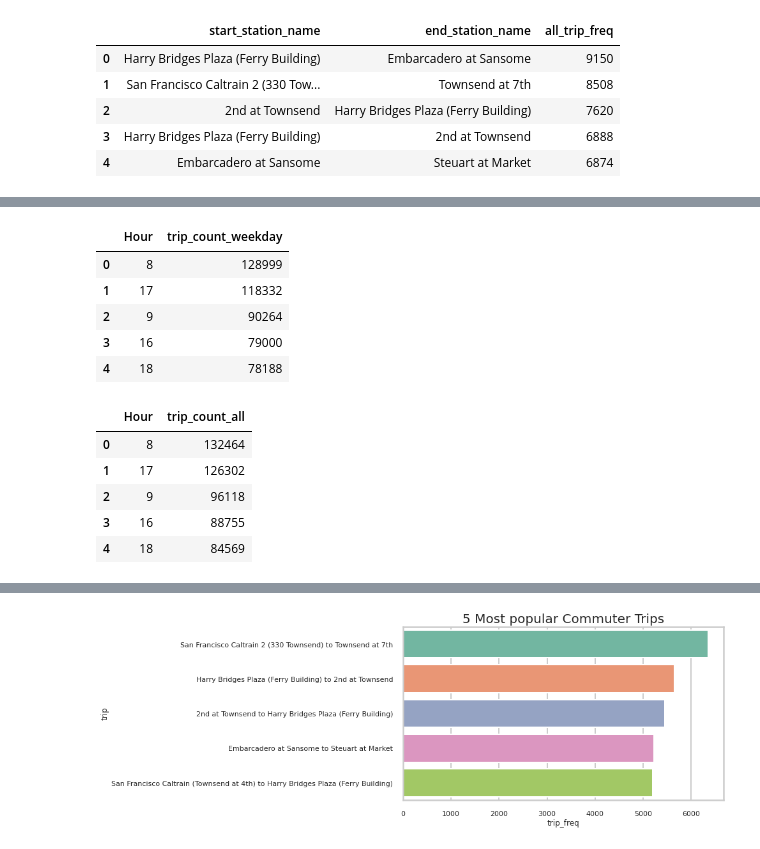
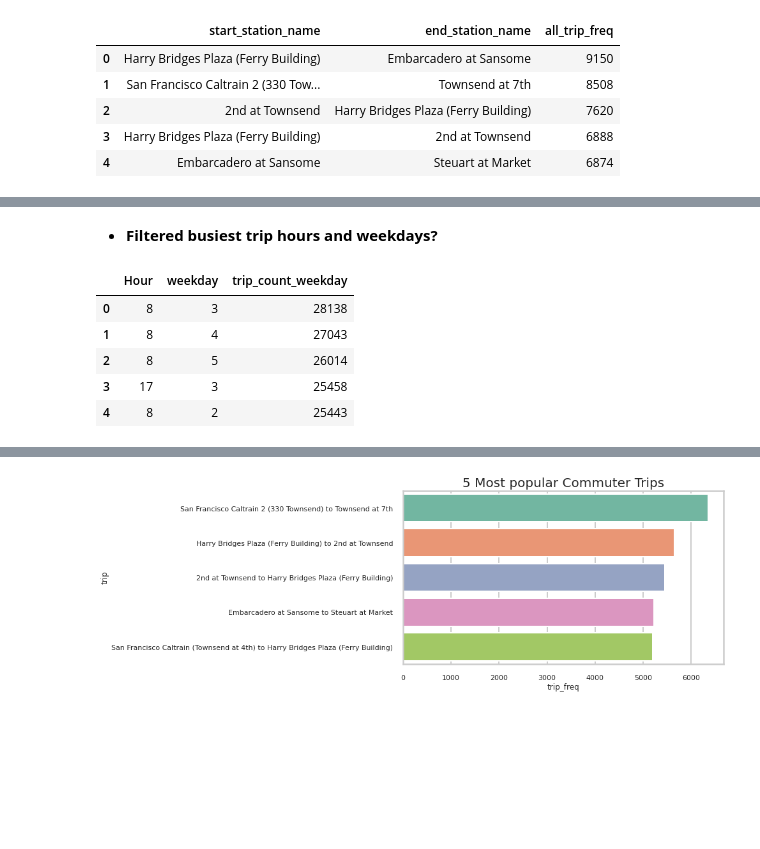
Before and after one commit to GOhaike/Bay_Area_Bikeshare_Research, a Jupyter notebook: Project_1.ipynb, the cells around one changed output, grey strips where cells are left out. Drawn from its saved outputs; the diff is of its cells as text; code cells hidden in the pictures; blank space fills up the shorter version.

```diff
--- a/Project_1.ipynb
+++ b/Project_1.ipynb
@@ -69,2 +119,4 @@ all_trip_freq.head()
+# %% [markdown]
+- **Filtered busiest trip hours and weekdays?**
 # %%
 %%bigquery busiest_hour
@@ -75,10 +127,10 @@ GROUP BY Hour
 ORDER BY trip_count_weekday DESC
 # %%
-busiest_hour.head()
+busiest_hour.sort_values(["trip_count_weekday"],ascending=[False]).head()
 # %% [output]
-|  | Hour | trip_count_weekday |
-| 0 | 8 | 128999 |
-| 1 | 17 | 118332 |
-| 2 | 9 | 90264 |
-| 3 | 16 | 79000 |
-| 4 | 18 | 78188 |
+|  | Hour | weekday | trip_count_weekday |
+| 0 | 8 | 3 | 28138 |
+| 1 | 8 | 4 | 27043 |
+| 2 | 8 | 5 | 26014 |
+| 3 | 17 | 3 | 25458 |
+| 4 | 8 | 2 | 25443 |
@@ -91,9 +136,0 @@ ORDER BY trip_count_all DESC
-# %%
-busiest_hour_allday.head()
-# %% [output]
-|  | Hour | trip_count_all |
-| 0 | 8 | 132464 |
-| 1 | 17 | 126302 |
-| 2 | 9 | 96118 |
-| 3 | 16 | 88755 |
-| 4 | 18 | 84569 |
```
Also changed, not shown: parts of 63 cells of this notebook.
